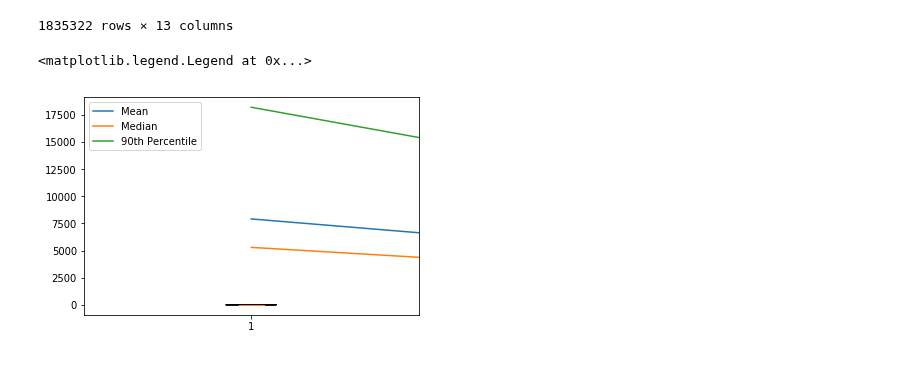
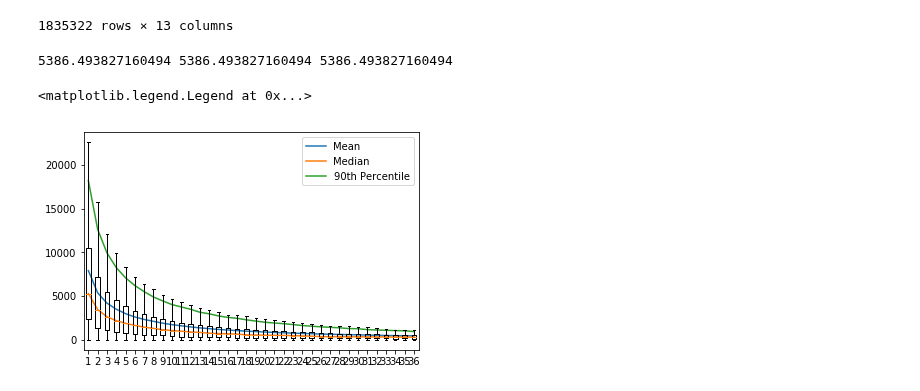
Before and after one commit to NourhanKhaled/DataScience-Project, a Jupyter notebook: Milestone1/Milestone_1.ipynb, the cells around one changed output. Saved outputs shown, nothing was run; the diff lists cells and outputs as text; code cells hidden in the pictures.

Commit message:
attempting to optimize stats

```diff
--- a/Milestone1/Milestone_1.ipynb
+++ b/Milestone1/Milestone_1.ipynb
@@ -108,23 +108,10 @@ indexed_wells_4basins
 | 1835321 | 33105046740000 | 2018-10-19 | CONTINENTAL | WILLISTON BASIN | 2018 | 10 | 755 | 494 | 0.654305 | ... |
 1835322 rows × 13 columns
 # %%
-def mean_basin(basin, index, table):
+def get_stats(basin, index, table):
     group = table[(table['BasinName'] == basin) & (table['index'] == index)]
-    return group["Liquid"].mean()
-
-def median_basin(basin, index, table):
-    group = table[(table['BasinName'] == basin) & (table['index'] == index)]
-    return group["Liquid"].median()
-
-def percentile(basin, index, table):
-    group = table[(table['BasinName'] == basin) & (table['index'] == index)]
-    return group["Liquid"].quantile(.9)
-
-def liquid(basin, index, table):
-    group = table[(table['BasinName'] == basin) & (table['index'] == index)]
-    return group['Liquid']
+    mean = group["Liquid"].mean()
+    median = group["Liquid"].median()
+    perct = group["Liquid"].quantile(.9)
+    liquid = group['Liquid']
+    return mean, median, perct, liquid
-# %%
-indices = np.arange(36) + 1
-mean = [mean_basin("ANADARKO BASIN", x, indexed_wells_4basins) for x in indices]
-median = [median_basin("ANADARKO BASIN", x, indexed_wells_4basins) for x in indices]
-perct = [percentile("ANADARKO BASIN", x, indexed_wells_4basins) for x in indices]
@@ -131,9 +132,13 @@ perct = [percentile("ANADARKO BASIN", x, indexed_wells_4basins) for x in indices
+# %%
+print(denver_mean[0], stats[0][0], all_stats[1][0][0])
+# %% [output]
+5386.493827160494 5386.493827160494 5386.493827160494
 # %%
 plt.plot(indices, mean, label="Mean")
 plt.plot(indices, median, label="Median")
 plt.plot(indices, perct, label="90th Percentile")
-plt.boxplot(indices, liquid)
+plt.boxplot(liquid, showfliers=False)
 plt.legend()
 # %% [output]
 <matplotlib.legend.Legend at 0x...>
-[figure, old version]
+[figure, new version]
```
Also changed, not shown: parts of 6 cells of this notebook.
